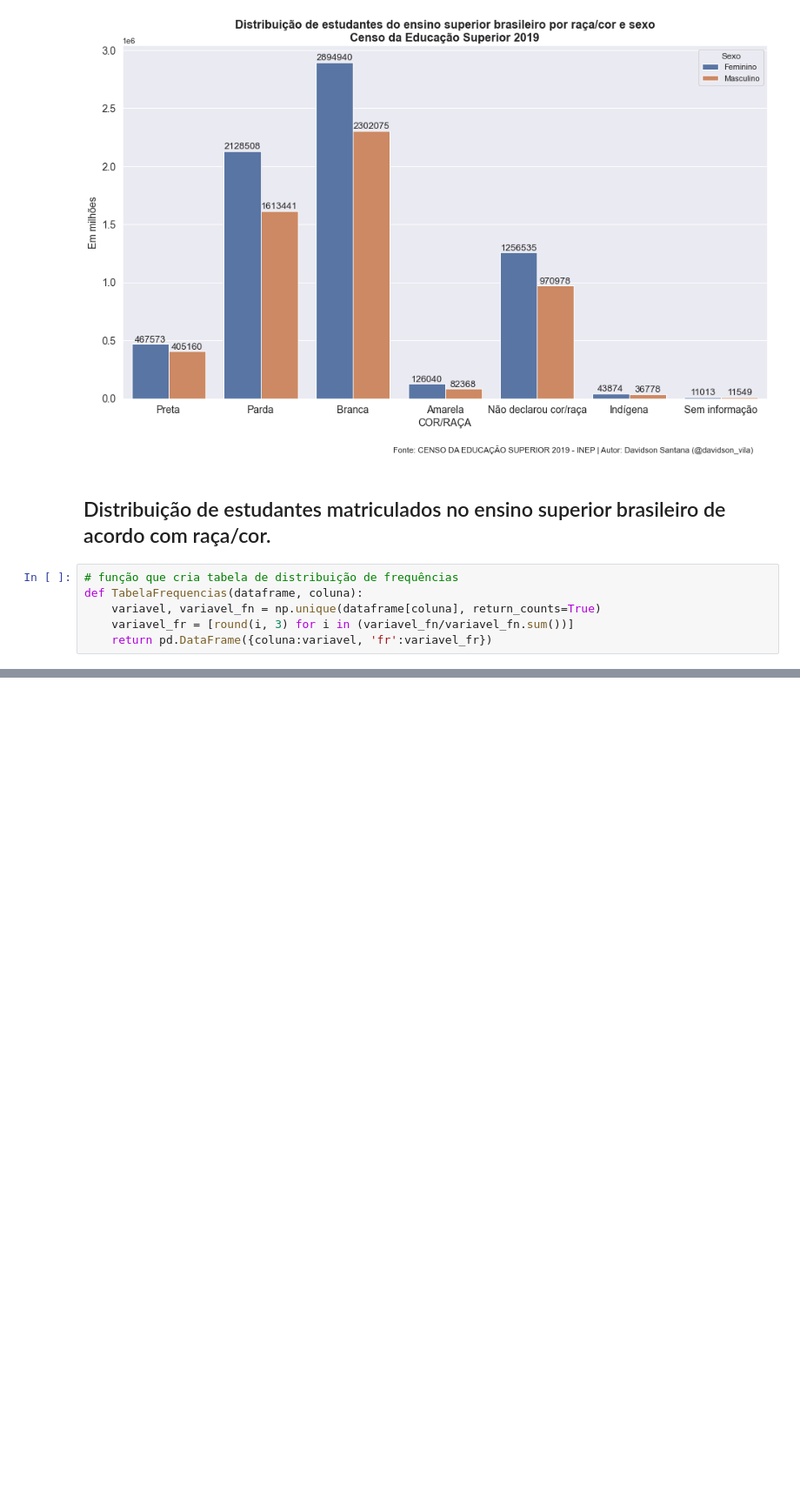
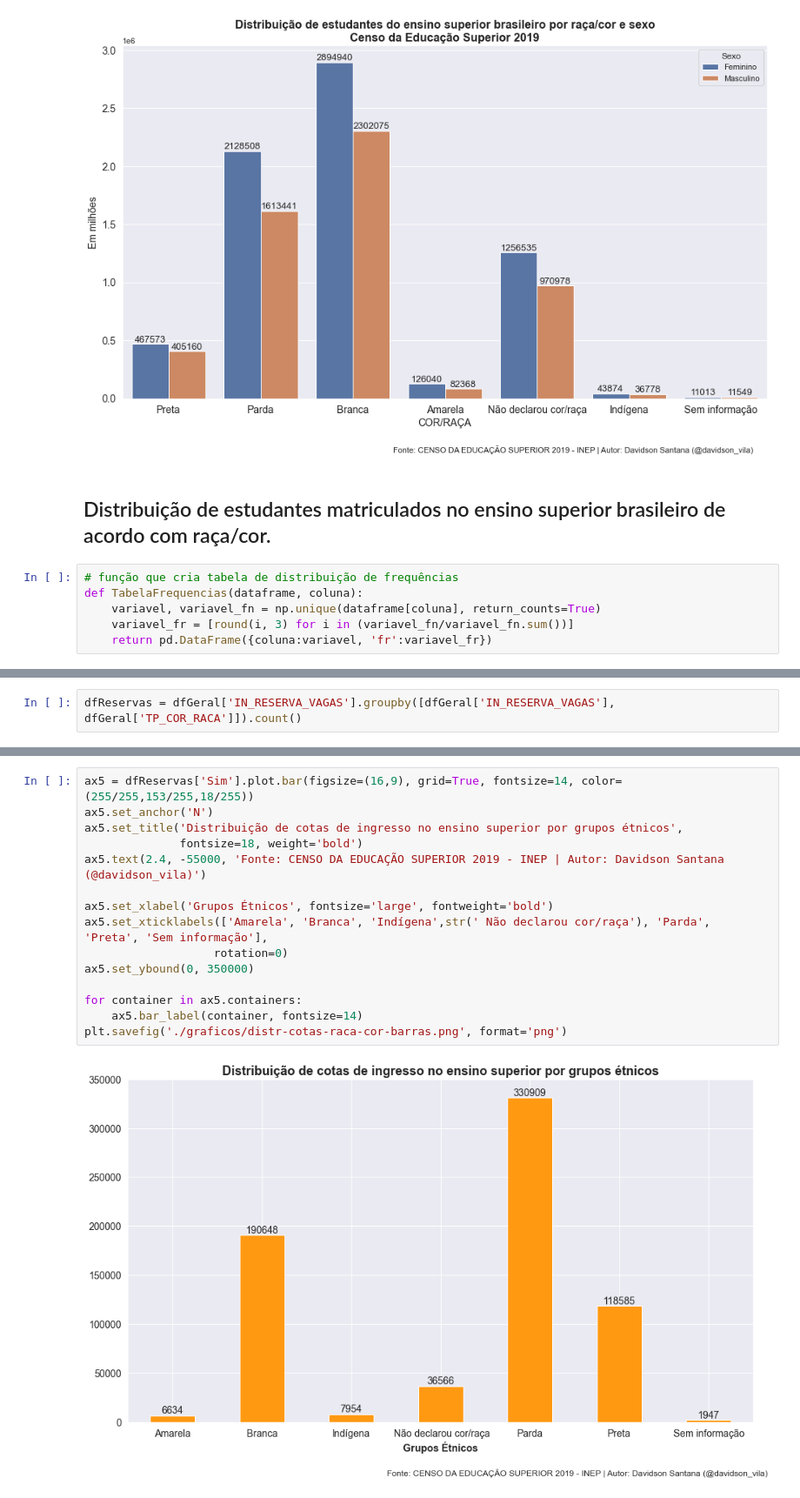
Before and after one commit to davidsonsantana89/censo-escolar-ensino-superior, a Jupyter notebook: 2019/censo-escolar-educacao-superior-2019.ipynb, the cells around one changed output, grey strips where cells are left out. Shown: that part at 87% size. Saved outputs shown, nothing was run; the diff lists cells and outputs as text; blank space fills up the shorter version.

```diff
--- a/2019/censo-escolar-educacao-superior-2019.ipynb
+++ b/2019/censo-escolar-educacao-superior-2019.ipynb
@@ -112,0 +200,2 @@ plt.show()
+# %%
+dfReservas = dfGeral['IN_RESERVA_VAGAS'].groupby([dfGeral['IN_RESERVA_VAGAS'], dfGeral['TP_COR_RACA']]).count()
@@ -112,0 +209,17 @@ plt.show()
+# %%
+ax5 = dfReservas['Sim'].plot.bar(figsize=(16,9), grid=True, fontsize=14, color=(255/255,153/255,18/255))
+ax5.set_anchor('N')
+ax5.set_title('Distribuição de cotas de ingresso no ensino superior por grupos étnicos',
+              fontsize=18, weight='bold')
+ax5.text(2.4, -55000, 'Fonte: CENSO DA EDUCAÇÃO SUPERIOR 2019 - INEP | Autor: Davidson Santana (@davidson_vila)')
+
+ax5.set_xlabel('Grupos Étnicos', fontsize='large', fontweight='bold')
+ax5.set_xticklabels(['Amarela', 'Branca', 'Indígena',str(' Não declarou cor/raça'), 'Parda', 'Preta', 'Sem informação'],
+                   rotation=0)
+ax5.set_ybound(0, 350000)
+
+for container in ax5.containers:
+    ax5.bar_label(container, fontsize=14)
+plt.savefig('./graficos/distr-cotas-raca-cor-barras.png', format='png')
+# %% [output]
+[figure, added]
```
Also changed, not shown: parts of 15 cells of this notebook.
